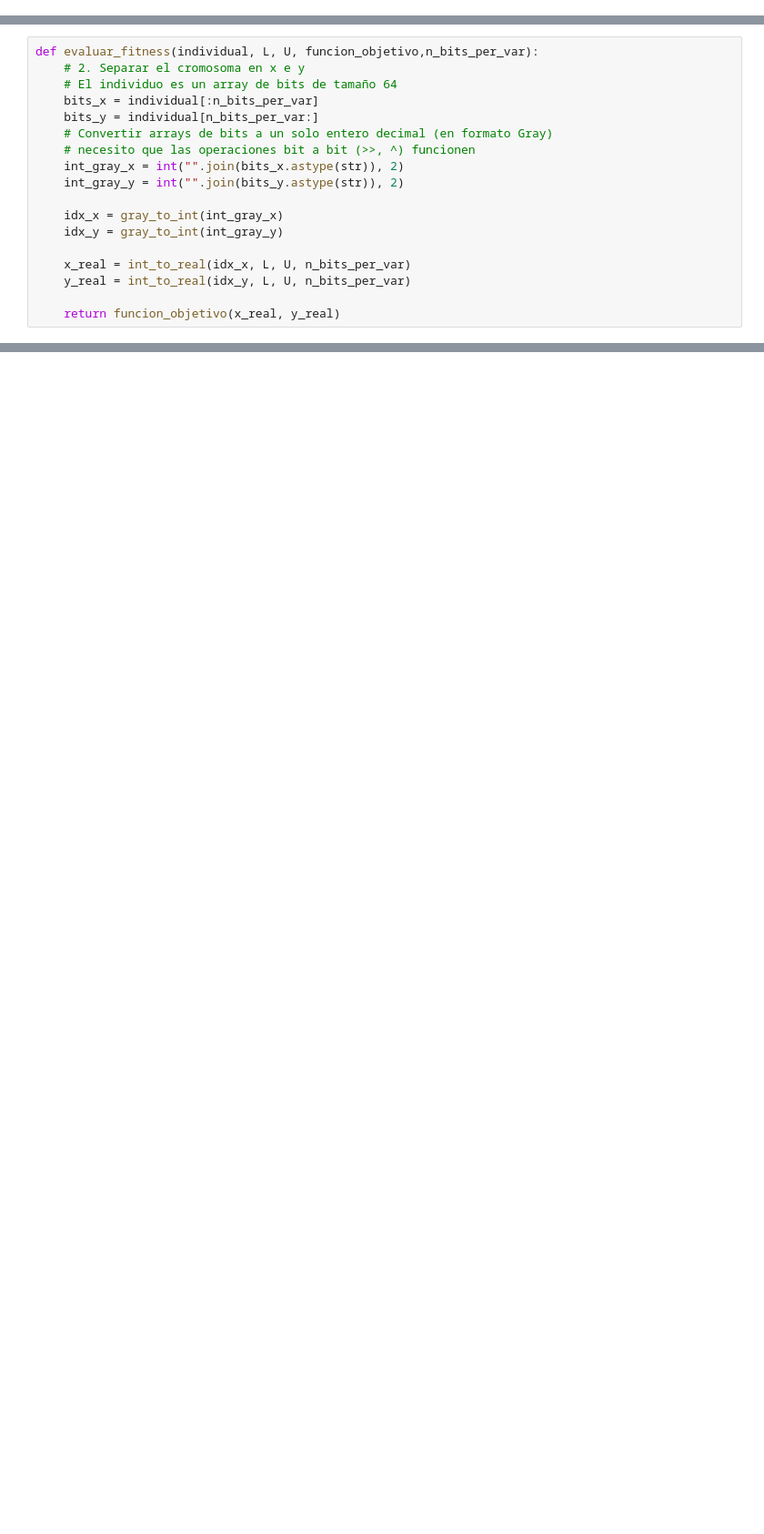
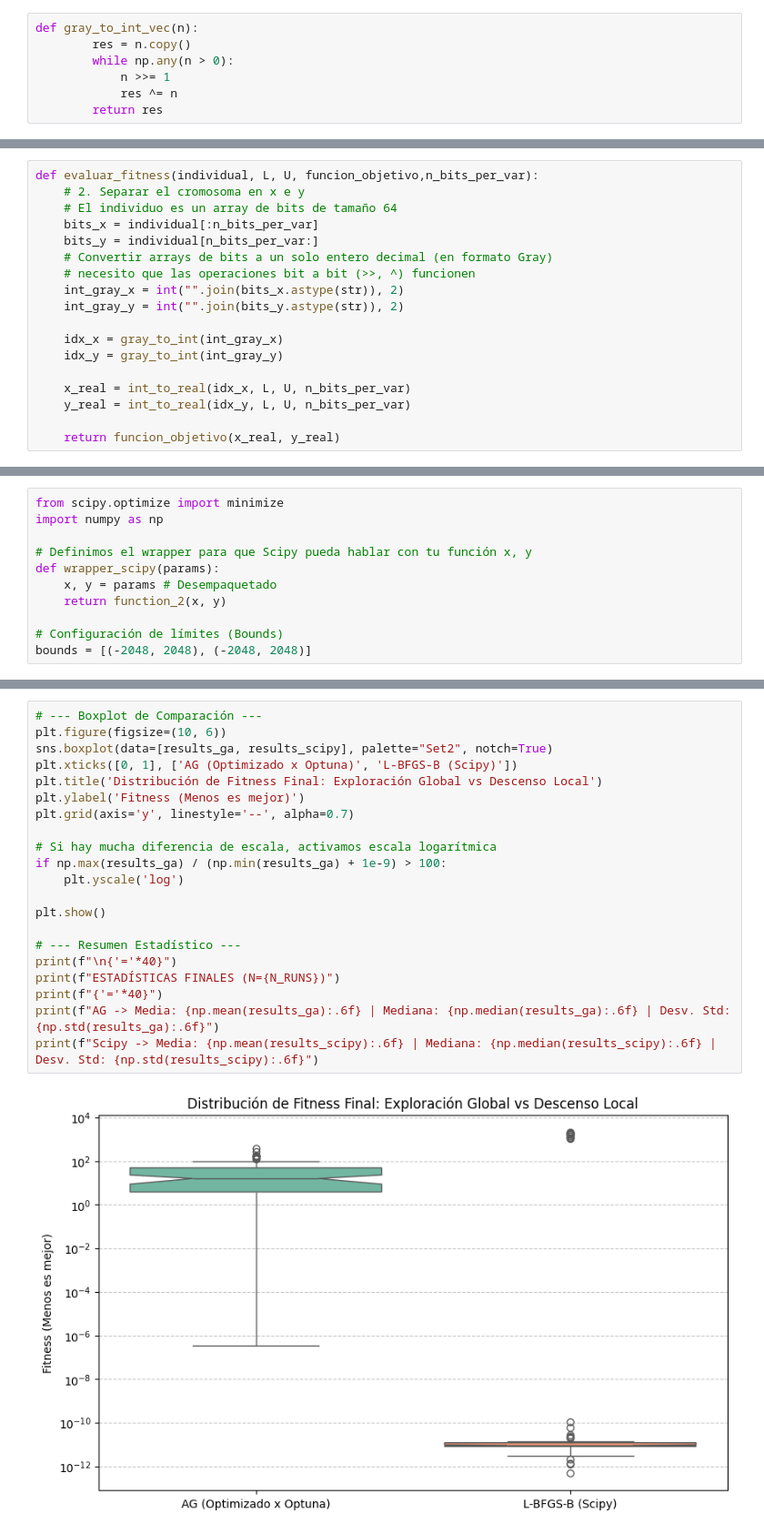
Before and after one commit to jjuradok/metaheuristicas-2026, a Jupyter notebook: tp3/ej1.ipynb, the cells around one changed output, grey strips where cells are left out. Shown at 91% size. Saved outputs shown, nothing was run; the diff lists cells and outputs as text; blank space fills up the shorter version.

```diff
--- a/tp3/ej1.ipynb
+++ b/tp3/ej1.ipynb
@@ -84,3 +88,10 @@ def gray_to_int(n):
+# %%
+def gray_to_int_vec(n):
+        res = n.copy()
+        while np.any(n > 0):
+            n >>= 1
+            res ^= n
+        return res
 # %% [markdown]
 Y para pasar de Int a Real, despejamos X de nuestra formula para pasar de Real a Int
 # %%
@@ -448,0 +709,11 @@ poblacion_inicial
+# %%
+from scipy.optimize import minimize
+import numpy as np
+
+# Definimos el wrapper para que Scipy pueda hablar con tu función x, y
+def wrapper_scipy(params):
+    x, y = params # Desempaquetado
+    return function_2(x, y)
+
+# Configuración de límites (Bounds)
+bounds = [(-2048, 2048), (-2048, 2048)]
@@ -448,0 +778,23 @@ poblacion_inicial
+# %%
+# --- Boxplot de Comparación ---
+plt.figure(figsize=(10, 6))
+sns.boxplot(data=[results_ga, results_scipy], palette="Set2", notch=True)
+plt.xticks([0, 1], ['AG (Optimizado x Optuna)', 'L-BFGS-B (Scipy)'])
+plt.title('Distribución de Fitness Final: Exploración Global vs Descenso Local')
+plt.ylabel('Fitness (Menos es mejor)')
+plt.grid(axis='y', linestyle='--', alpha=0.7)
+
+# Si hay mucha diferencia de escala, activamos escala logarítmica
+if np.max(results_ga) / (np.min(results_ga) + 1e-9) > 100:
+    plt.yscale('log')
+
+plt.show()
+
+# --- Resumen Estadístico ---
+print(f"\n{'='*40}")
+print(f"ESTADÍSTICAS FINALES (N={N_RUNS})")
+print(f"{'='*40}")
+print(f"AG -> Media: {np.mean(results_ga):.6f} | Mediana: {np.median(results_ga):.6f} | Desv. Std: {np.std(results_ga):.6f}")
+print(f"Scipy -> Media: {np.mean(results_scipy):.6f} | Mediana: {np.median(results_scipy):.6f} | Desv. Std: {np.std(results_scipy):.6f}")
+# %% [output]
+[figure, added]
```
Also changed, not shown: parts of 21 cells of this notebook.
